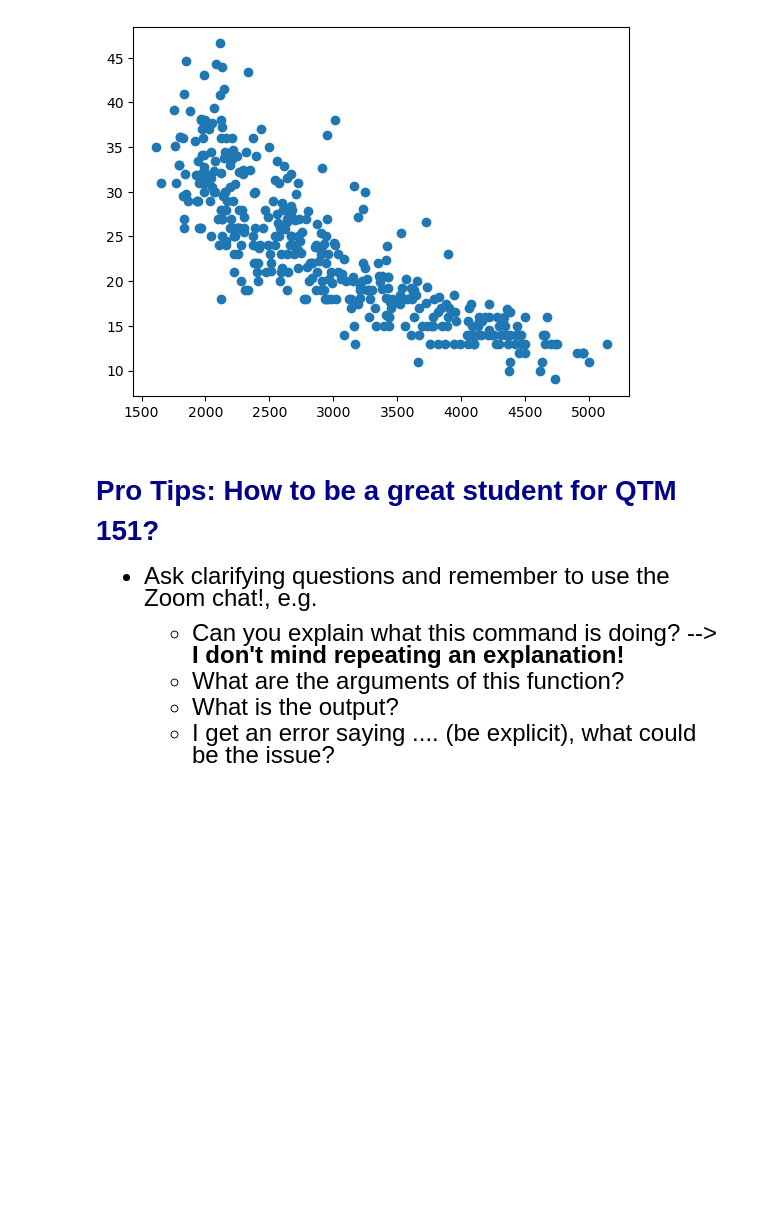
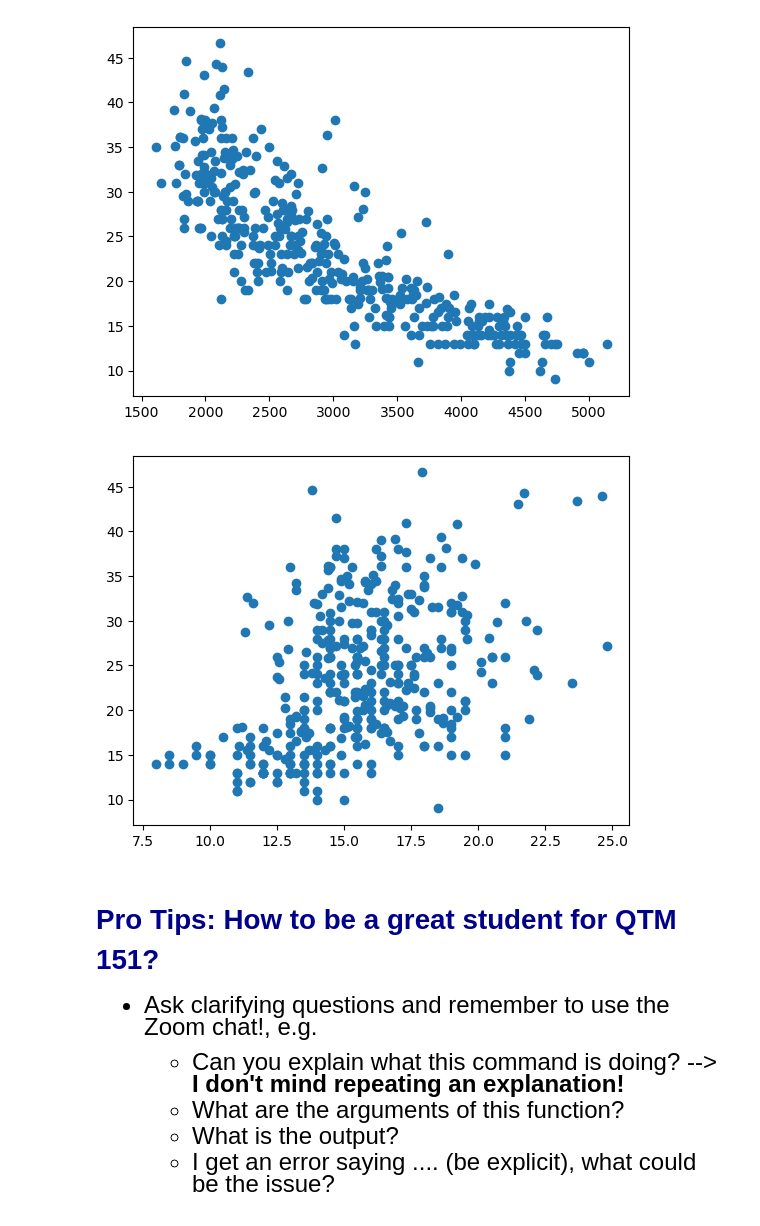
Before and after one commit to Odelia-larbi/Qtm151spring25, a Jupyter notebook: Lecture 01/Lecture1.ipynb, the cells around one changed output. Saved outputs shown, nothing was run; the diff lists cells and outputs as text; code cells hidden in the pictures; blank space fills up the shorter version.

```diff
--- a/Lecture 01/Lecture1.ipynb
+++ b/Lecture 01/Lecture1.ipynb
@@ -218,6 +239,11 @@ plt.show()
 [figure]
 # %%
 # Try another scatter plot with x = "acceleration"
+
+plt.scatter(x=carfeatures["acceleration"], y = carfeatures["mpg"])
+plt.show()
+# %% [output]
+[figure, added]
 # %% [markdown]
 
 
```
Also changed, not shown: parts of 2 cells of this notebook, 9 other files.
